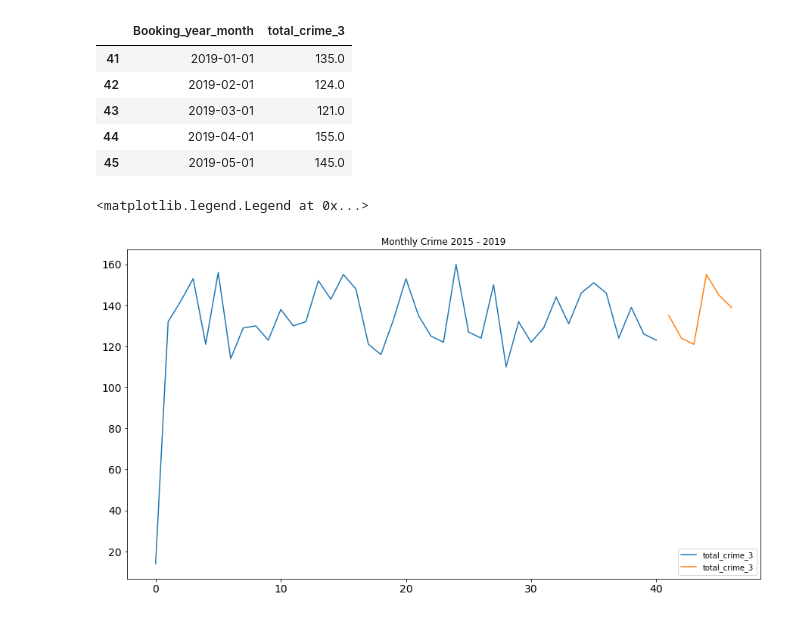
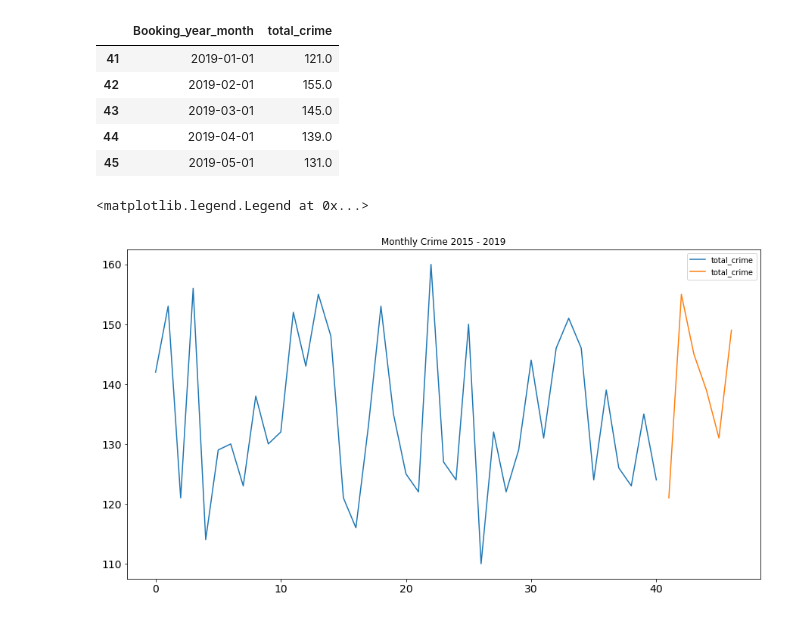
Before and after one commit to cynthiahuallanca/Miami_Crime_2019, a Jupyter notebook: 3_Load_to_ML_test2_caro.ipynb, the cells around one changed output. Saved outputs shown, nothing was run; the diff lists cells and outputs as text; code cells hidden in the pictures.

```diff
--- a/3_Load_to_ML_test2_caro.ipynb
+++ b/3_Load_to_ML_test2_caro.ipynb
@@ -31,6 +31,11 @@ from sklearn.metrics import mean_squared_error
 # %%
 # Read the CLEAN data From 2015-05 to 2019-06 csv file into a pandas DataFrame
 
-df = pd.read_csv('Resources/data3_load_assault_group_to_ML.csv',parse_dates =["Booking_year_month"])
+# Data base with the 3 past months
+# df = pd.read_csv('Resources/data3_load_assault_group_to_ML.csv',parse_dates =["Booking_year_month"])
+# df.head()
+
+# Data base past month
+df = pd.read_csv('Resources/data3_test.csv',parse_dates =["Booking_year_month"])
 df.head()
 # %% [output]
@@ -44,3 +51,4 @@ df.head()
 # %%
 # Drop innecesary columns
 df.drop(['Unnamed: 0'], axis=1, inplace=True)
+df['total_crime']= df['total_crime'].astype(float)
@@ -92,14 +89,14 @@ test.tail()
 # %%
 # Drop innecesary columns
-test = test[["Booking_year_month", "total_crime_3"]]
+test = test[["Booking_year_month", "total_crime"]]
 test.head()
 # %% [output]
-|  | Booking_year_month | total_crime_3 |
-| 41 | 2019-01-01 | 135.0 |
-| 42 | 2019-02-01 | 124.0 |
-| 43 | 2019-03-01 | 121.0 |
-| 44 | 2019-04-01 | 155.0 |
-| 45 | 2019-05-01 | 145.0 |
+|  | Booking_year_month | total_crime |
+| 41 | 2019-01-01 | 121.0 |
+| 42 | 2019-02-01 | 155.0 |
+| 43 | 2019-03-01 | 145.0 |
+| 44 | 2019-04-01 | 139.0 |
+| 45 | 2019-05-01 | 131.0 |
 # %%
 train.to_csv("Resources/train.csv",index=True,header=True)
 test.to_csv("Resources/test.csv",index=True,header=True)
@@ -107,10 +104,11 @@ test.to_csv("Resources/test.csv",index=True,header=True)
 #train.dtypes
 # %%
 #Plotting data
-train.total_crime_3.plot(figsize=(15,8), title= 'Monthly Crime 2015 - 2019', fontsize=14)
-test.total_crime_3.plot(figsize=(15,8), title= 'Monthly Crime 2015 - 2019', fontsize=14)
+#verificar si se puede hacer con este csv modificado o si se debe hacer este primer plot con la data original)
+train.total_crime.plot(figsize=(15,8), title= 'Monthly Crime 2015 - 2019', fontsize=14)
+test.total_crime.plot(figsize=(15,8), title= 'Monthly Crime 2015 - 2019', fontsize=14)
 plt.legend(loc='best')
 #plt.show()
 # %% [output]
 <matplotlib.legend.Legend at 0x...>
-[figure, old version]
+[figure, new version]
```
Also changed, not shown: parts of 30 cells of this notebook.
